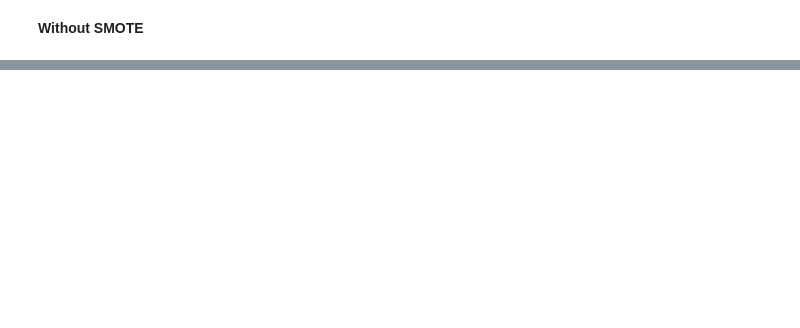
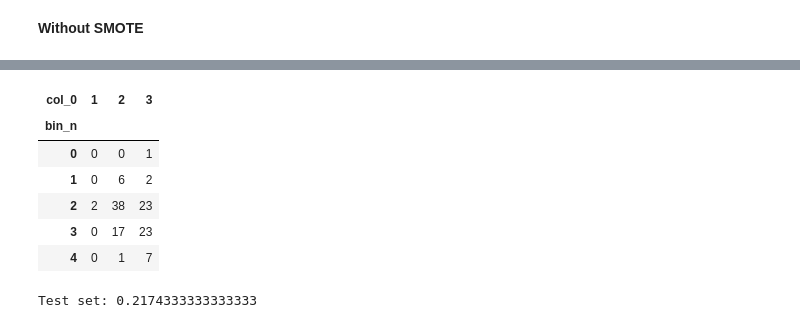
Before and after one commit to EgorZakharov97/MachineLearningPractice, a Jupyter notebook: New Data/Classification with equal range.ipynb, the cells around one changed output, grey strips where cells are left out. Drawn from its saved outputs; the diff is of its cells as text; code cells hidden in the pictures; blank space fills up the shorter version.

```diff
--- a/New Data/Classification with equal range.ipynb
+++ b/New Data/Classification with equal range.ipynb
@@ -295,0 +298,20 @@ Test set: 0.2990383310113242
+# %%
+from sklearn.svm import SVR
+
+classifier = SVR(kernel='rbf')
+
+grid = {
+    'C' : [10**i for i in range(-10,10,2)] ,
+    'gamma' : [2**i for i in range(-10,10,2)]
+   }
+
+gd_sr = GridSearchCV(estimator=classifier,
+                       param_grid=grid,
+                       scoring='r2', # note the use of scoring here.
+                       cv=5, iid=False)
+
+
+gd_sr.fit(X_train, y_train)
+
+best_parameters = gd_sr.best_params_
+print(best_parameters)
@@ -295,0 +320,3 @@ Test set: 0.2990383310113242
+# %%
+best_clf = SVR(kernel='rbf',C=best_parameters['C'], gamma=best_parameters['gamma'])
+best_clf.fit(X_train,y_train)
@@ -295,0 +325,3 @@ Test set: 0.2990383310113242
+# %%
+y_pred = best_clf.predict(X_test)
+y_pred
@@ -295,0 +346,18 @@ Test set: 0.2990383310113242
+# %%
+y_pred = np.rint(y_pred)
+y_pred = y_pred.astype(int)
+# %%
+pd.crosstab(y_test, y_pred)
+# %% [output]
+| col_0 | 1 | 2 | 3 |
+| bin_n |  |  |  |
+| 0 | 0 | 0 | 1 |
+| 1 | 0 | 6 | 2 |
+| 2 | 2 | 38 | 23 |
+| 3 | 0 | 17 | 23 |
+| 4 | 0 | 1 | 7 |
+# %%
+from sklearn.metrics import f1_score
+print('Test set:',f1_score(y_test,y_pred, average='macro'))
+# %% [output]
+Test set: 0.2174333333333333
```
Also changed, not shown: parts of 31 cells of this notebook, 4 other files.
